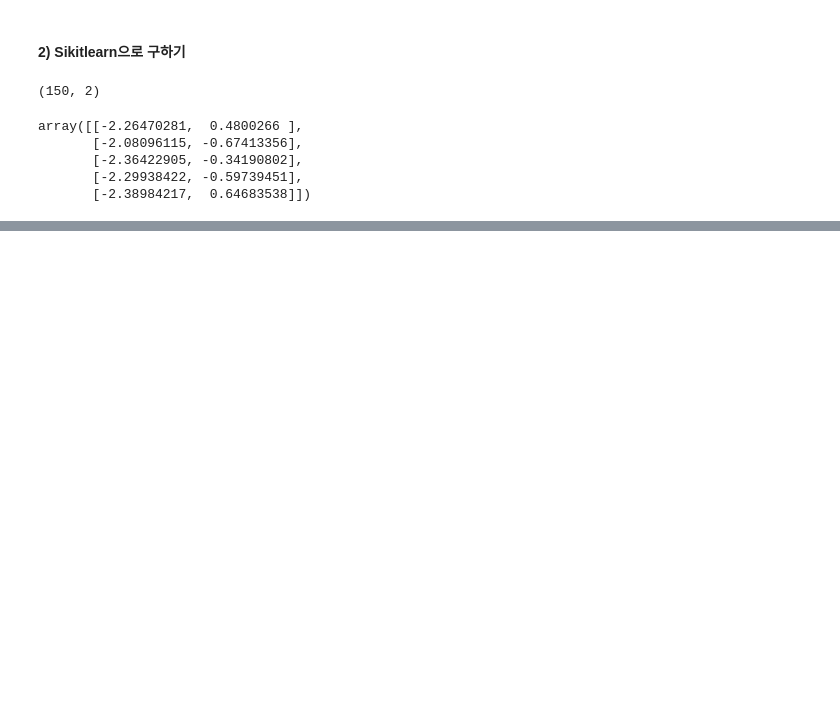
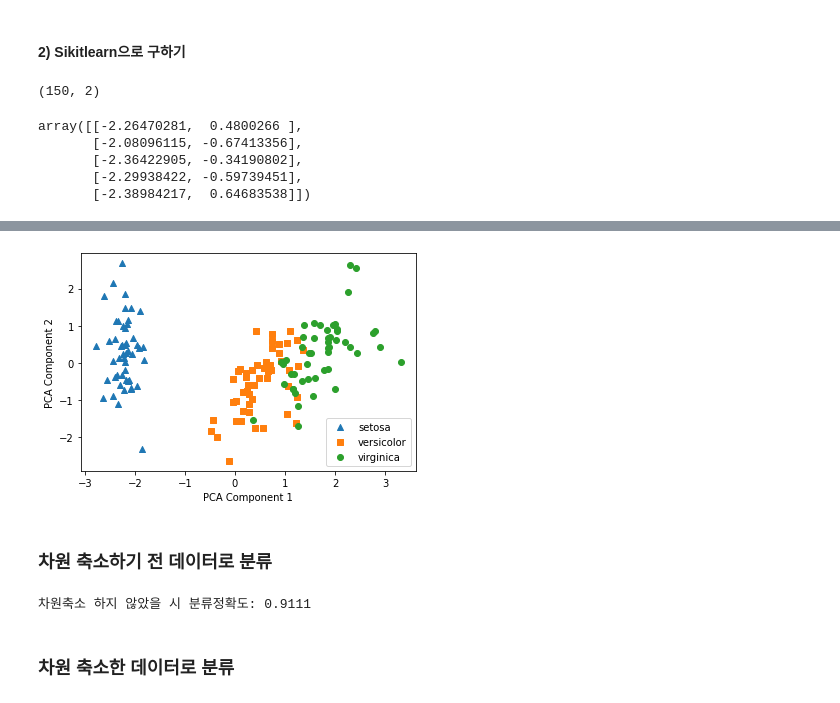
Before and after one commit to Wootae94/MachineLearning-2020, a Jupyter notebook: 05.차원축소/01_PCA.ipynb, the cells around one changed output, grey strips where cells are left out. Cells and saved outputs as stored; diff of their text form; code cells hidden in the pictures; blank space fills up the shorter version.

```diff
--- a/05.차원축소/01_PCA.ipynb
+++ b/05.차원축소/01_PCA.ipynb
@@ -113,0 +147,4 @@ array([[-2.26470281,  0.4800266 ],
+# %%
+iris_pca_df = pd.DataFrame(data=iris_pca, columns=['PC1','PC2'])
+iris_pca_df['species'] = iris.target
+iris_pca_df.head()
@@ -113,0 +158,18 @@ array([[-2.26470281,  0.4800266 ],
+# %%
+# setosa는 세모, versicolor는 네모, virginica는 동그라미로 표현
+markers=['^','s','o']
+
+# pca_component_1을 x축, pca_component_2를 y축으로 scatter plot 수행.
+for i, marker in enumerate(markers):
+    x_axis_data = iris_pca_df[iris_pca_df['species']==i]['PC1']
+    y_axis_data = iris_pca_df[iris_pca_df['species']==i]['PC2']
+    plt.scatter(x_axis_data, y_axis_data, marker=marker,
+                label=iris.target_names[i])
+plt.legend()
+plt.xlabel('PCA Component 1')
+plt.ylabel('PCA Component 2')
+plt.show()
+# %% [output]
+[figure, added]
+# %% [markdown]
+### 차원 축소하기 전 데이터로 분류
@@ -113,0 +184,10 @@ array([[-2.26470281,  0.4800266 ],
+# %%
+dtc = DecisionTreeClassifier()
+dtc.fit(X_train, y_train)
+pred = dtc.predict(X_test)
+acc = accuracy_score(y_test, pred)
+print(f'차원축소 하지 않았을 시 분류정확도: {acc:.4f}')
+# %% [output]
+차원축소 하지 않았을 시 분류정확도: 0.9111
+# %% [markdown]
+### 차원 축소한 데이터로 분류
```
Also changed, not shown: parts of 10 cells of this notebook, 12 other files.
